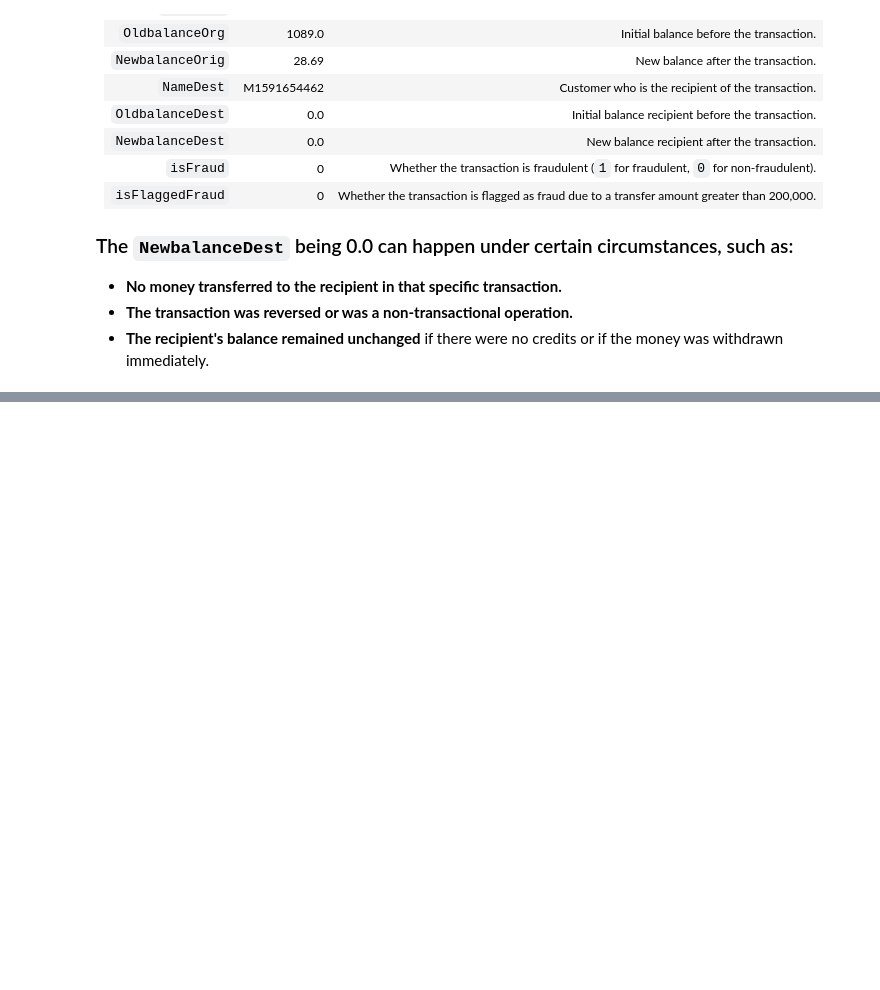
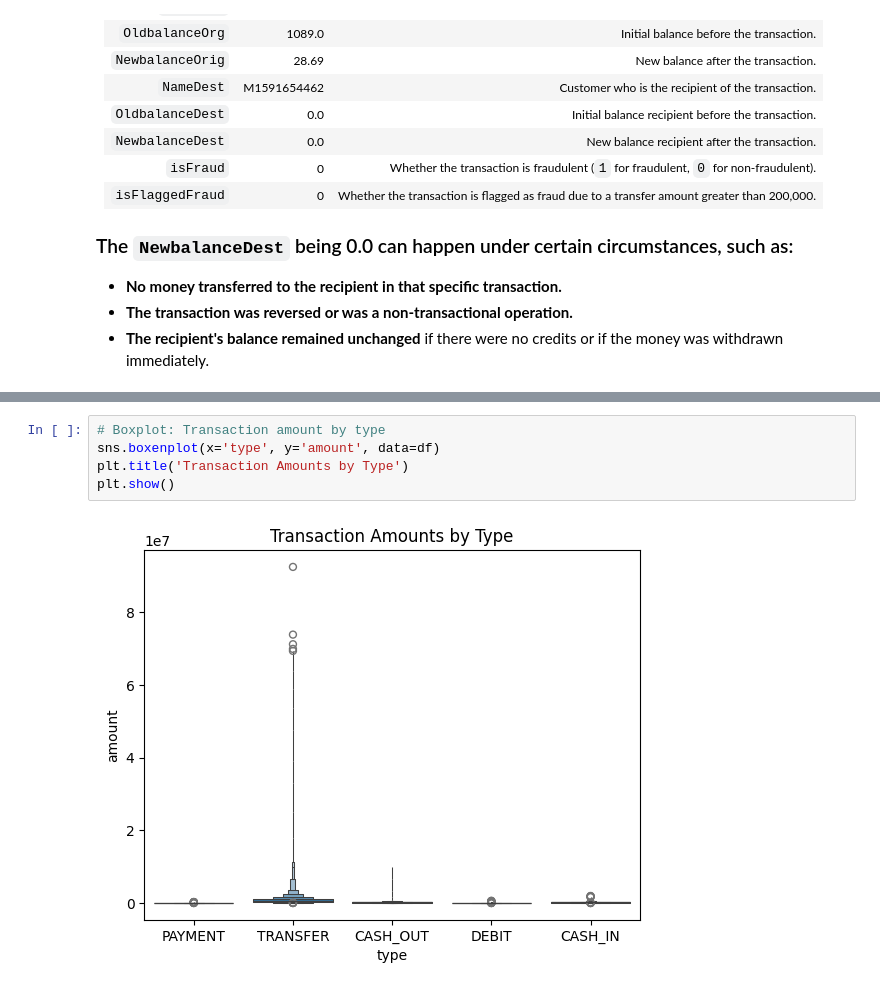
Before and after one commit to vijay8672/AI-DRIVEN-FRAUDGUARD-ADVANCED-FRAUD-DETECTION-SYSTEM, a Jupyter notebook: notebooks/EDA.ipynb, the cells around one changed output, grey strips where cells are left out. Drawn from its saved outputs; the diff is of its cells as text; blank space fills up the shorter version.

```diff
--- a/notebooks/EDA.ipynb
+++ b/notebooks/EDA.ipynb
@@ -42,0 +233,7 @@ df.shape
+# %%
+# Boxplot: Transaction amount by type
+sns.boxenplot(x='type', y='amount', data=df)
+plt.title('Transaction Amounts by Type')
+plt.show()
+# %% [output]
+[figure, added]
```
Also changed, not shown: parts of 30 cells of this notebook, 2 other files.
